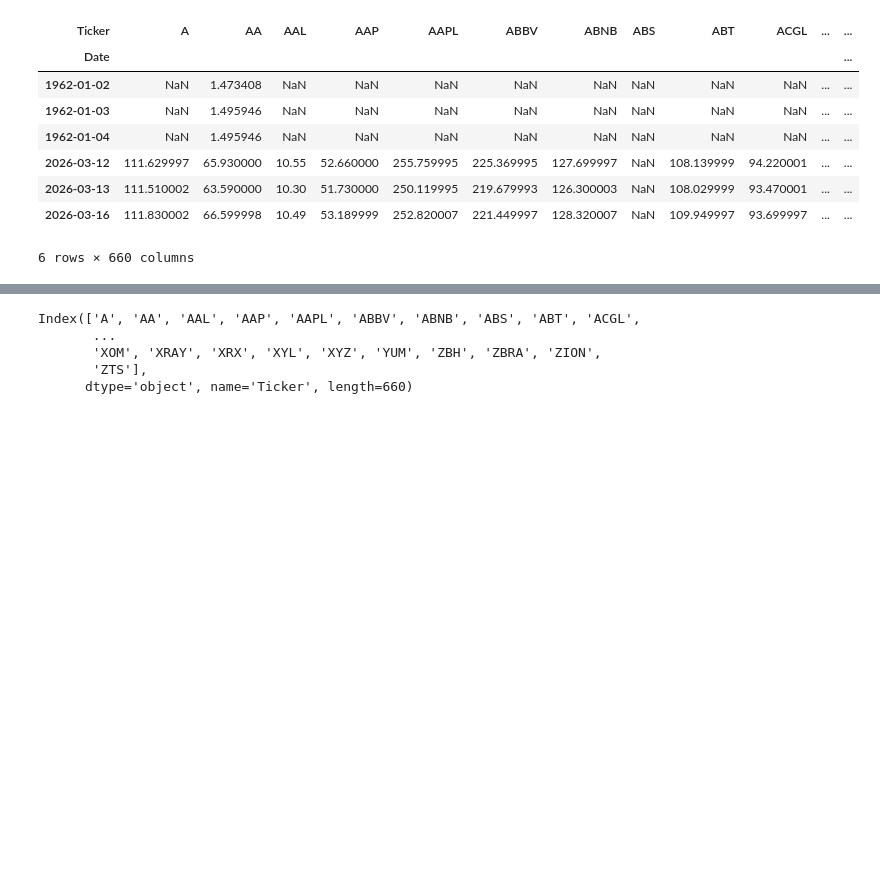
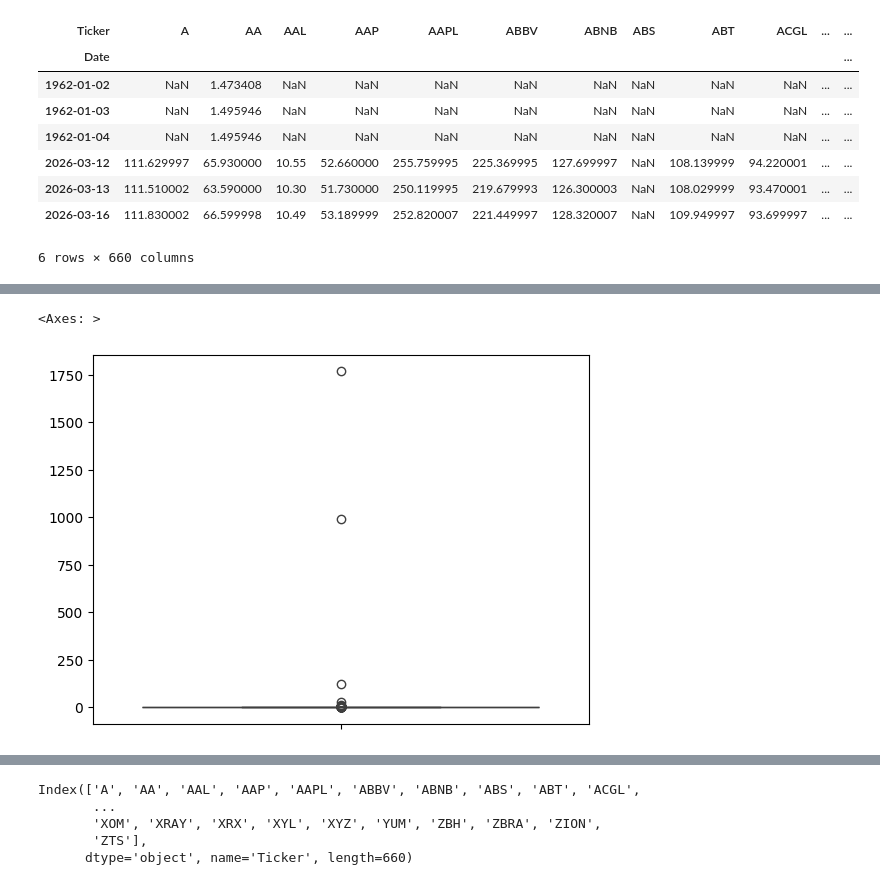
Before and after one commit to JamieW365/trading_algos, a Jupyter notebook: notebooks/optimization/time_diversification.ipynb, the cells around one changed output, grey strips where cells are left out. Drawn from its saved outputs; the diff is of its cells as text; code cells hidden in the pictures; blank space fills up the shorter version.

```diff
--- a/notebooks/optimization/time_diversification.ipynb
+++ b/notebooks/optimization/time_diversification.ipynb
@@ -63,0 +73,5 @@ ht(df_prices)
+# %%
+sns.boxplot(((df_prices / df_prices.shift(252)) - 1).std())
+# %% [output]
+<Axes: >
+[figure, added]
```
Also changed, not shown: parts of 25 cells of this notebook.
